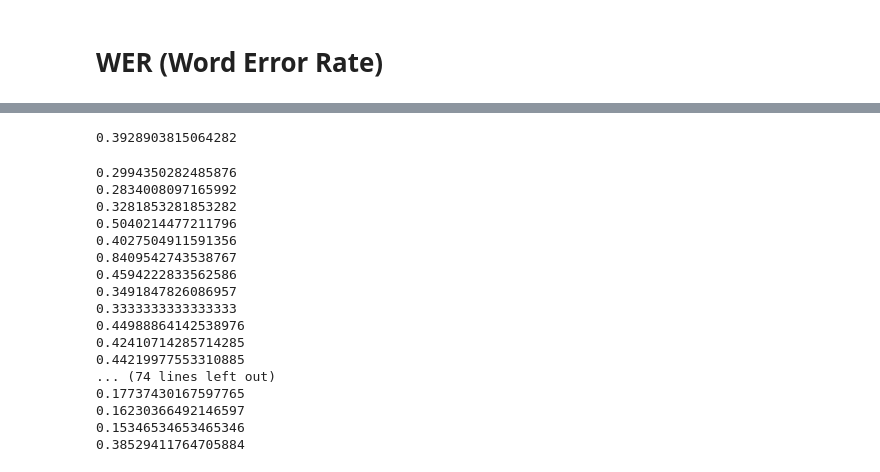
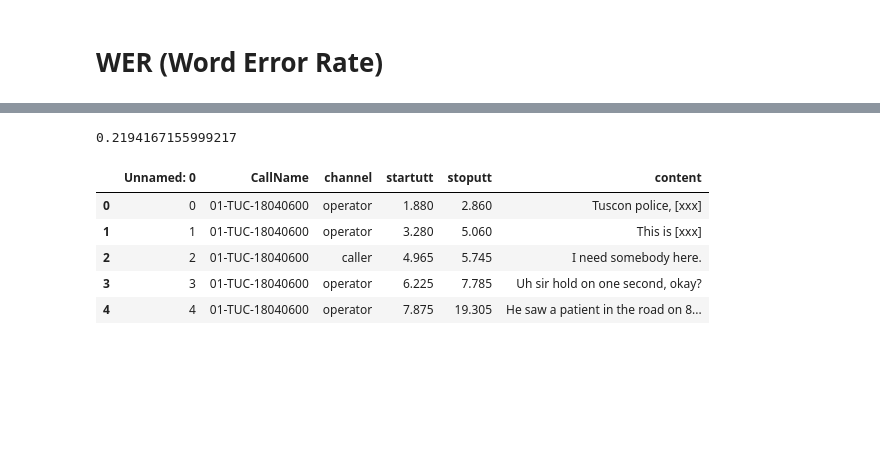
Before and after one commit to Osmosiun/911-Call-Analysis, a Jupyter notebook: Jupyter Notebooks/Speech_Metrics_Calculation.ipynb, the cells around one changed output, grey strips where cells are left out. Drawn from its saved outputs; the diff is of its cells as text; code cells hidden in the pictures; blank space fills up the shorter version.

```diff
--- a/Jupyter Notebooks/Speech_Metrics_Calculation.ipynb
+++ b/Jupyter Notebooks/Speech_Metrics_Calculation.ipynb
@@ -17,5 +4,5 @@ Successfully installed werpy-2.1.2
 import werpy
 import pandas as pd
 # %%
-ref = pd.read_csv('/content/drive/MyDrive/Nicholas Duran Project/Manav/all_call_info_from_study.csv')
-hyp = pd.read_csv('/content/drive/MyDrive/Nicholas Duran Project/Manav/Results/1st Iteration/911_calls_sentence_level_diarization.csv')
+ref = pd.read_csv("/Users/manavgarg/Documents/Nicholas Duran Project/911-Call-Analysis/Sample Files/sample_human_file.csv")
+hyp = pd.read_csv("/Users/manavgarg/Documents/Nicholas Duran Project/911-Call-Analysis/Sample Files/sample_ai_file.csv")
@@ -93,25 +41,4 @@ dont move him yeah yeah there was a shooting some bigger shots going to be right
 # %%
-sum(wer_score)/len(wer_score)
+print(sum(wer_score)/len(wer_score))
 # %% [output]
-0.3928903815064282
+0.2194167155999217
-# %%
-gfor score in wer_score:
-  print(score)
-# %% [output]
-0.2994350282485876
-0.2834008097165992
-0.3281853281853282
-0.5040214477211796
-0.4027504911591356
-0.8409542743538767
-0.4594222833562586
-0.3491847826086957
-0.3333333333333333
-0.44988864142538976
-0.42410714285714285
-0.44219977553310885
-... (74 lines left out)
-0.17737430167597765
-0.16230366492146597
-0.15346534653465346
-0.38529411764705884
@@ -117,0 +50,9 @@ gfor score in wer_score:
+# %%
+ref.head()
+# %% [output]
+|  | Unnamed: 0 | CallName | channel | startutt | stoputt | content |
+| 0 | 0 | 01-TUC-18040600 | operator | 1.880 | 2.860 | Tuscon police, [xxx] |
+| 1 | 1 | 01-TUC-18040600 | operator | 3.280 | 5.060 | This is [xxx] |
+| 2 | 2 | 01-TUC-18040600 | caller | 4.965 | 5.745 | I need somebody here. |
+| 3 | 3 | 01-TUC-18040600 | operator | 6.225 | 7.785 | Uh sir hold on one second, okay? |
+| 4 | 4 | 01-TUC-18040600 | operator | 7.875 | 19.305 | He saw a patient in the road on 8... |
```
Also changed, not shown: parts of 9 cells of this notebook, 2 other files.
